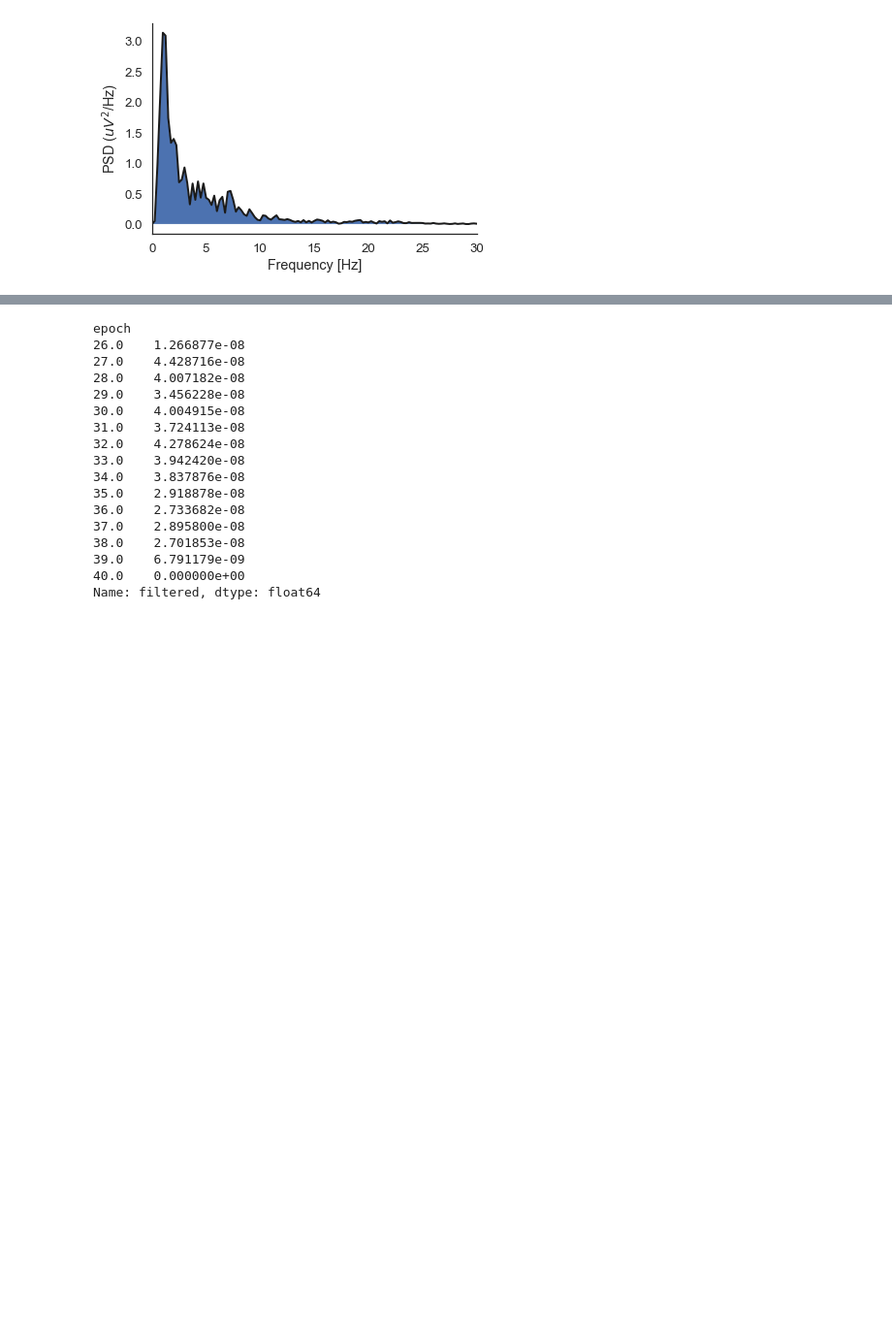
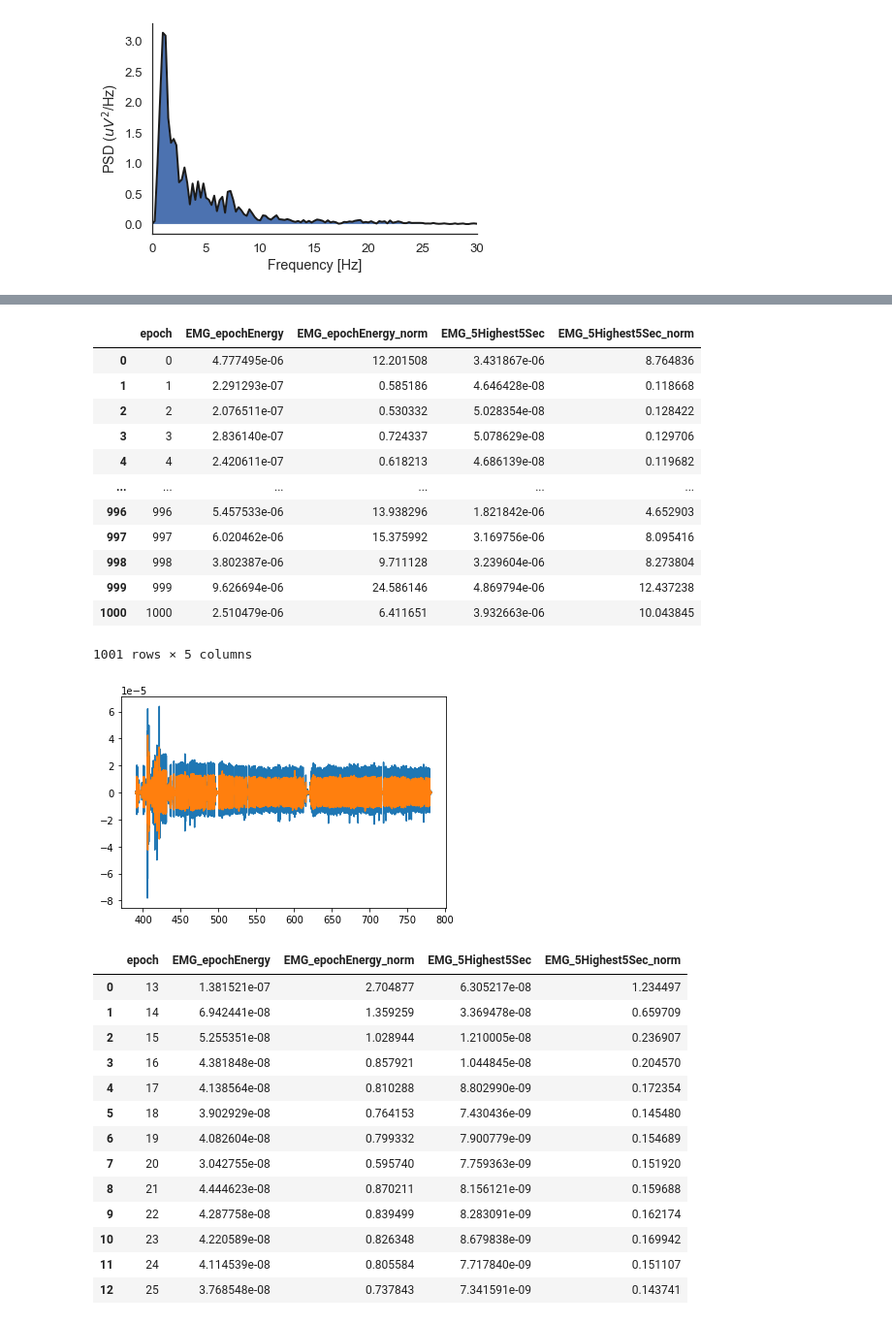
Before and after one commit to brycegsmith/psg_project, a Jupyter notebook: main.ipynb, the cells around one changed output, grey strips where cells are left out. Shown: that part at 97% size. Cells and saved outputs as stored; diff of their text form; code cells hidden in the pictures; blank space fills up the shorter version.

```diff
--- a/main.ipynb
+++ b/main.ipynb
@@ -109,23 +102,47 @@ emgDfInput = psgN3.data.loc[400000:600000, ["epoch", "EMG1-EMG2"]]
 emgN3 = EMG(emgDfInput)
 # %%
 # EMG Feature Extraction:
-emgEnergyN3 = emgN3.emgEnergy()
-print(emgEnergyN3)
+metrics_emg = emgN3.getMetrics()
+display(metrics_emg)
 # %% [output]
+|  | epoch | EMG_epochEnergy | EMG_epochEnergy_norm | EMG_5Highest5Sec | EMG_5Highest5Sec_norm |
+| 0 | 0 | 4.777495e-06 | 12.201508 | 3.431867e-06 | 8.764836 |
+| 1 | 1 | 2.291293e-07 | 0.585186 | 4.646428e-08 | 0.118668 |
+| 2 | 2 | 2.076511e-07 | 0.530332 | 5.028354e-08 | 0.128422 |
+| 3 | 3 | 2.836140e-07 | 0.724337 | 5.078629e-08 | 0.129706 |
+| 4 | 4 | 2.420611e-07 | 0.618213 | 4.686139e-08 | 0.119682 |
+| ... | ... | ... | ... | ... | ... |
+| 996 | 996 | 5.457533e-06 | 13.938296 | 1.821842e-06 | 4.652903 |
+| 997 | 997 | 6.020462e-06 | 15.375992 | 3.169756e-06 | 8.095416 |
+| 998 | 998 | 3.802387e-06 | 9.711128 | 3.239604e-06 | 8.273804 |
+| 999 | 999 | 9.626694e-06 | 24.586146 | 4.869794e-06 | 12.437238 |
+| 1000 | 1000 | 2.510479e-06 | 6.411651 | 3.932663e-06 | 10.043845 |
-epoch
-26.0    1.266877e-08
-27.0    4.428716e-08
-28.0    4.007182e-08
-29.0    3.456228e-08
-30.0    4.004915e-08
-31.0    3.724113e-08
-32.0    4.278624e-08
-33.0    3.942420e-08
-34.0    3.837876e-08
-35.0    2.918878e-08
-36.0    2.733682e-08
-37.0    2.895800e-08
-38.0    2.701853e-08
-39.0    6.791179e-09
-40.0    0.000000e+00
-Name: filtered, dtype: float64
+1001 rows × 5 columns
+# %%
+dxDfInput = psgN3.data.loc[200000:400000, ["elapsed_seconds", "epoch", "DX1-DX2"]]
+dxN3 = EMG(dxDfInput, signalType = "DX1-DX2")
+
+seconds = dxN3.emgData["elapsed_seconds"]
+DX = dxN3.emgData["filtered"]
+plt.plot(seconds, dxN3.emgData["DX1-DX2"])
+plt.plot(seconds, DX)
+plt.show()
+
+metricsDx = dxN3.getMetrics()
+display(metricsDx)
+# %% [output]
+[figure, added]
+|  | epoch | EMG_epochEnergy | EMG_epochEnergy_norm | EMG_5Highest5Sec | EMG_5Highest5Sec_norm |
+| 0 | 13 | 1.381521e-07 | 2.704877 | 6.305217e-08 | 1.234497 |
+| 1 | 14 | 6.942441e-08 | 1.359259 | 3.369478e-08 | 0.659709 |
+| 2 | 15 | 5.255351e-08 | 1.028944 | 1.210005e-08 | 0.236907 |
+| 3 | 16 | 4.381848e-08 | 0.857921 | 1.044845e-08 | 0.204570 |
+| 4 | 17 | 4.138564e-08 | 0.810288 | 8.802990e-09 | 0.172354 |
+| 5 | 18 | 3.902929e-08 | 0.764153 | 7.430436e-09 | 0.145480 |
+| 6 | 19 | 4.082604e-08 | 0.799332 | 7.900779e-09 | 0.154689 |
+| 7 | 20 | 3.042755e-08 | 0.595740 | 7.759363e-09 | 0.151920 |
+| 8 | 21 | 4.444623e-08 | 0.870211 | 8.156121e-09 | 0.159688 |
+| 9 | 22 | 4.287758e-08 | 0.839499 | 8.283091e-09 | 0.162174 |
+| 10 | 23 | 4.220589e-08 | 0.826348 | 8.679838e-09 | 0.169942 |
+| 11 | 24 | 4.114539e-08 | 0.805584 | 7.717840e-09 | 0.151107 |
+| 12 | 25 | 3.768548e-08 | 0.737843 | 7.341591e-09 | 0.143741 |
```
Also changed, not shown: parts of 5 cells of this notebook, 2 other files.
